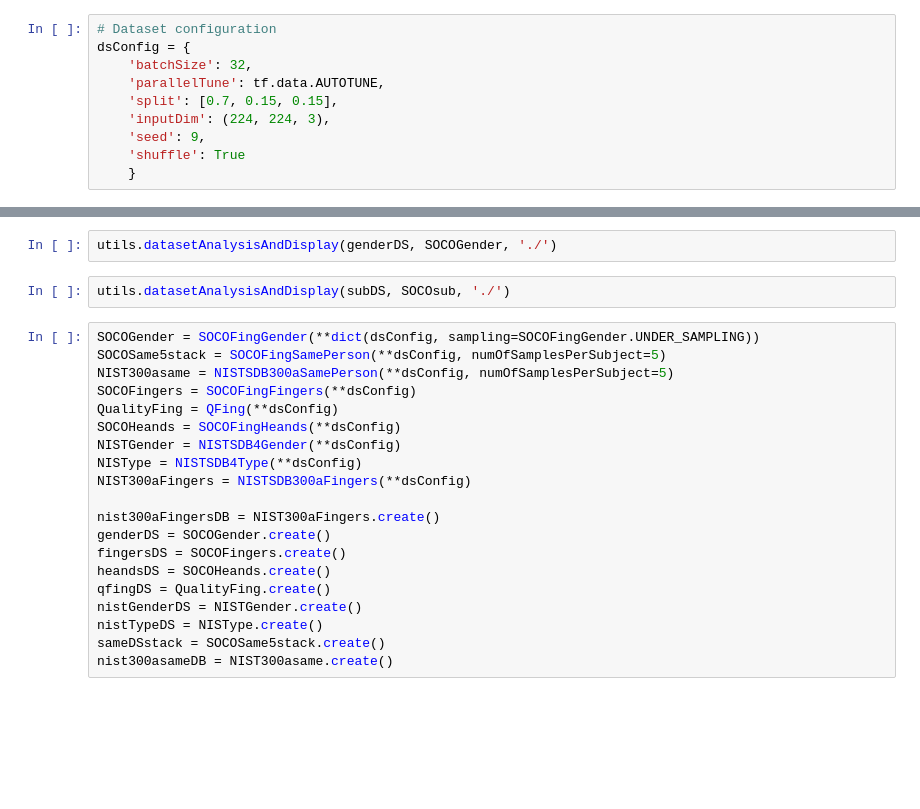
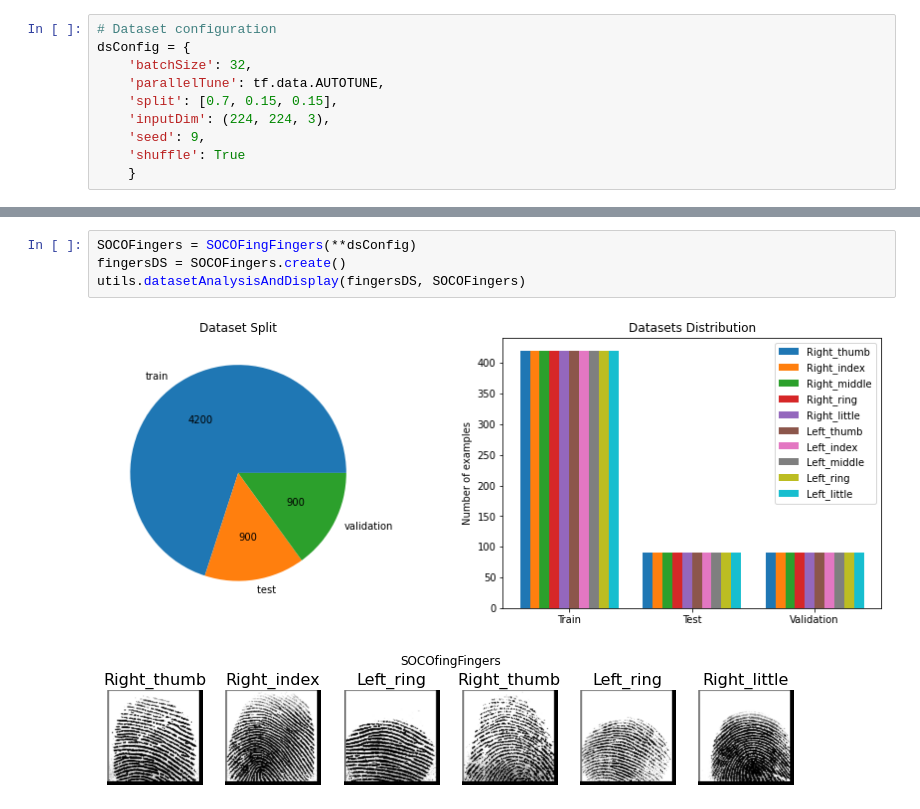
Before and after one commit to KobiAms/FingerprintsDeepLearning, a Jupyter notebook: test_any_datasets.ipynb, the cells around one changed output, grey strips where cells are left out. Cells and saved outputs as stored; diff of their text form; blank space fills up the shorter version.

```diff
--- a/test_any_datasets.ipynb
+++ b/test_any_datasets.ipynb
@@ -33,24 +34,7 @@ maxCacheSize: 1.99 GB
-# %%
-utils.datasetAnalysisAndDisplay(genderDS, SOCOGender, './')
-# %%
-utils.datasetAnalysisAndDisplay(subDS, SOCOsub, './')
-# %%
-SOCOGender = SOCOFingGender(**dict(dsConfig, sampling=SOCOFingGender.UNDER_SAMPLING))
-SOCOSame5stack = SOCOFingSamePerson(**dsConfig, numOfSamplesPerSubject=5)
-NIST300asame = NISTSDB300aSamePerson(**dsConfig, numOfSamplesPerSubject=5)
-SOCOFingers = SOCOFingFingers(**dsConfig)
-QualityFing = QFing(**dsConfig)
-SOCOHeands = SOCOFingHeands(**dsConfig)
-NISTGender = NISTSDB4Gender(**dsConfig)
-NISType = NISTSDB4Type(**dsConfig)
-NIST300aFingers = NISTSDB300aFingers(**dsConfig)
-
-nist300aFingersDB = NIST300aFingers.create()
-genderDS = SOCOGender.create()
-fingersDS = SOCOFingers.create()
-heandsDS = SOCOHeands.create()
-qfingDS = QualityFing.create()
-nistGenderDS = NISTGender.create()
-nistTypeDS = NISType.create()
-sameDSstack = SOCOSame5stack.create()
-nist300asameDB = NIST300asame.create()
+# %%
+SOCOFingers = SOCOFingFingers(**dsConfig)
+fingersDS = SOCOFingers.create()
+utils.datasetAnalysisAndDisplay(fingersDS, SOCOFingers)
+# %% [output]
+[figure, added]
+[figure, added]
```
Also changed, not shown: parts of 12 cells of this notebook, 8 other files.
